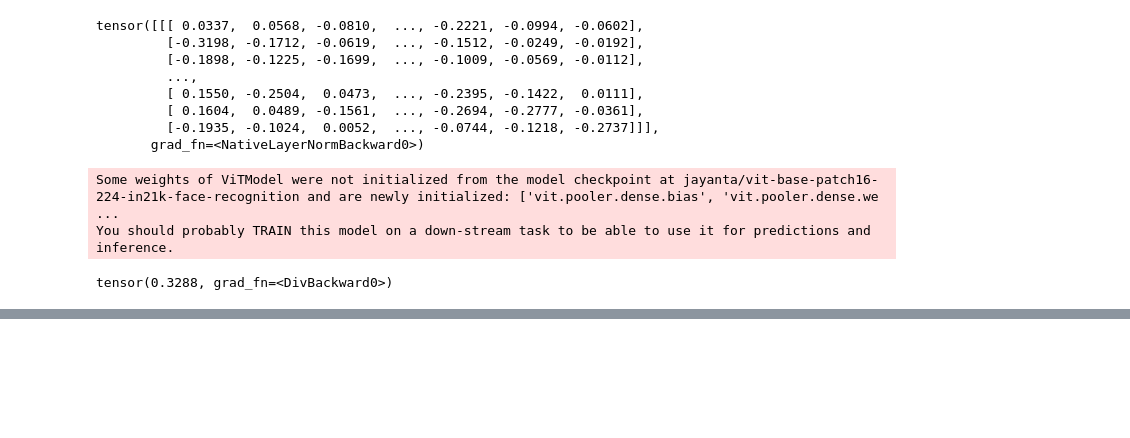
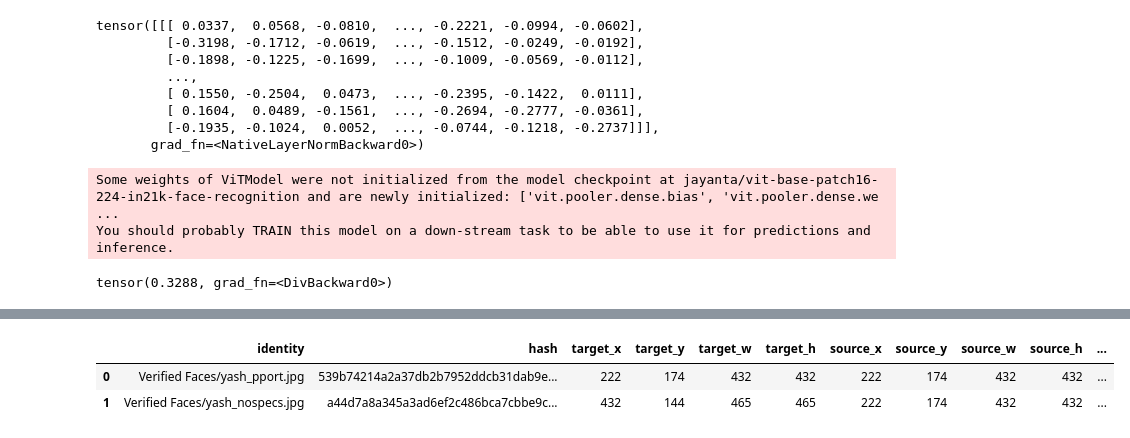
Before and after one commit to yashaswat/FaceDetect, a Jupyter notebook: face_test.ipynb, the cells around one changed output, grey strips where cells are left out. Cells and saved outputs as stored; diff of their text form; code cells hidden in the pictures; blank space fills up the shorter version.

Commit message:
add face recognition from database

```diff
--- a/Face_Detect.ipynb
+++ b/face_test.ipynb
@@ -217,3 +217,10 @@ cosim_dist = torch.dot(last_hidden_states[0].flatten(), last_hidden_states2[0].f
 cosim_dist
 # %% [output]
 tensor(0.3288, grad_fn=<DivBackward0>)
+# %%
+img2find = cv.imread('Verified Faces/yash_face.jpg')
+
+result = DeepFace.find(img2find, db_path='Verified Faces/', model_name='Facenet', threshold=0.45,
+                       detector_backend='opencv', distance_metric='cosine', normalization='Facenet')
+print(result[0]['identity'])
+print(len(result))
@@ -219,0 +245,6 @@ tensor(0.3288, grad_fn=<DivBackward0>)
+# %%
+result[0]
+# %% [output]
+|  | identity | hash | target_x | target_y | target_w | target_h | source_x | source_y | source_w | source_h | ... |
+| 0 | Verified Faces/yash_pport.jpg | 539b74214a2a37db2b7952ddcb31dab9e... | 222 | 174 | 432 | 432 | 222 | 174 | 432 | 432 | ... |
+| 1 | Verified Faces/yash_nospecs.jpg | a44d7a8a345a3ad6ef2c486bca7cbbe9c... | 432 | 144 | 465 | 465 | 222 | 174 | 432 | 432 | ... |
```
Also changed, not shown: parts of 2 cells of this notebook, 2 other files.
